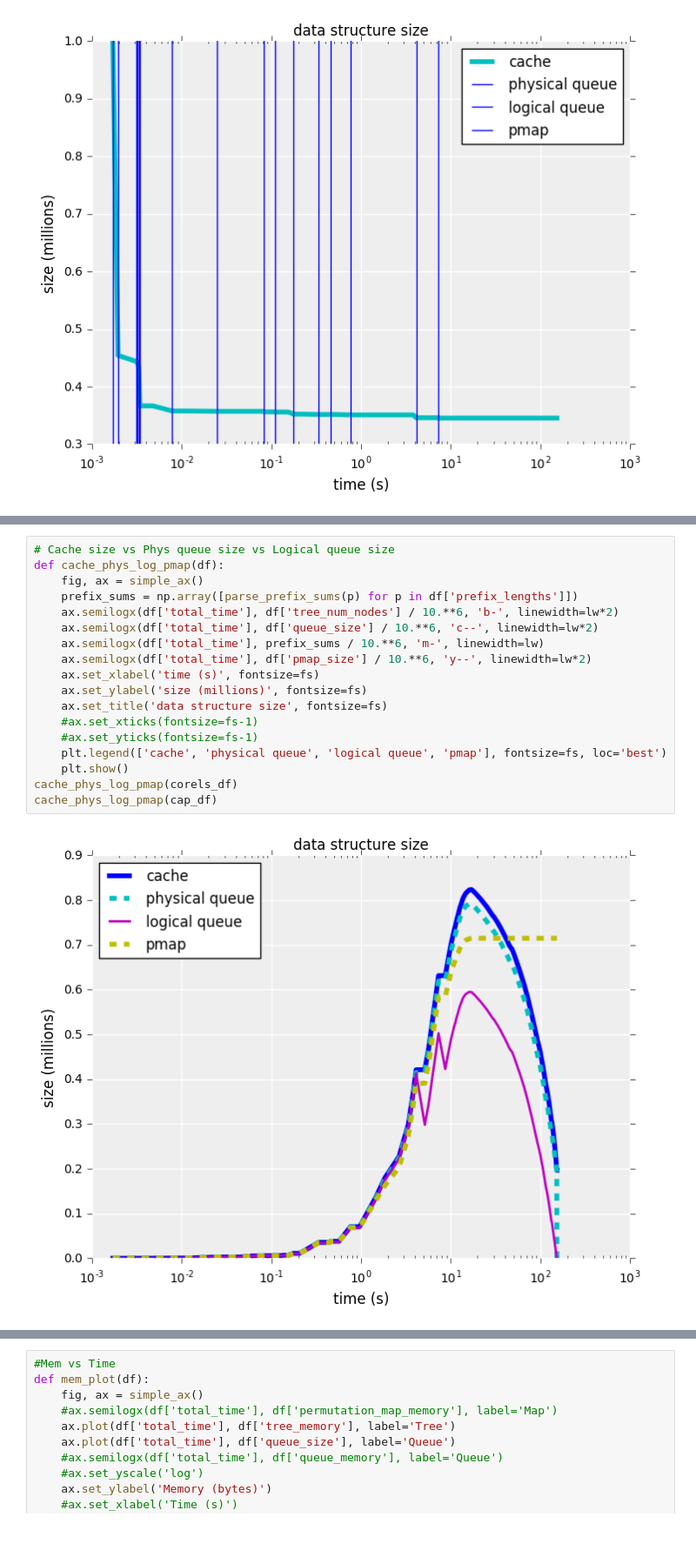
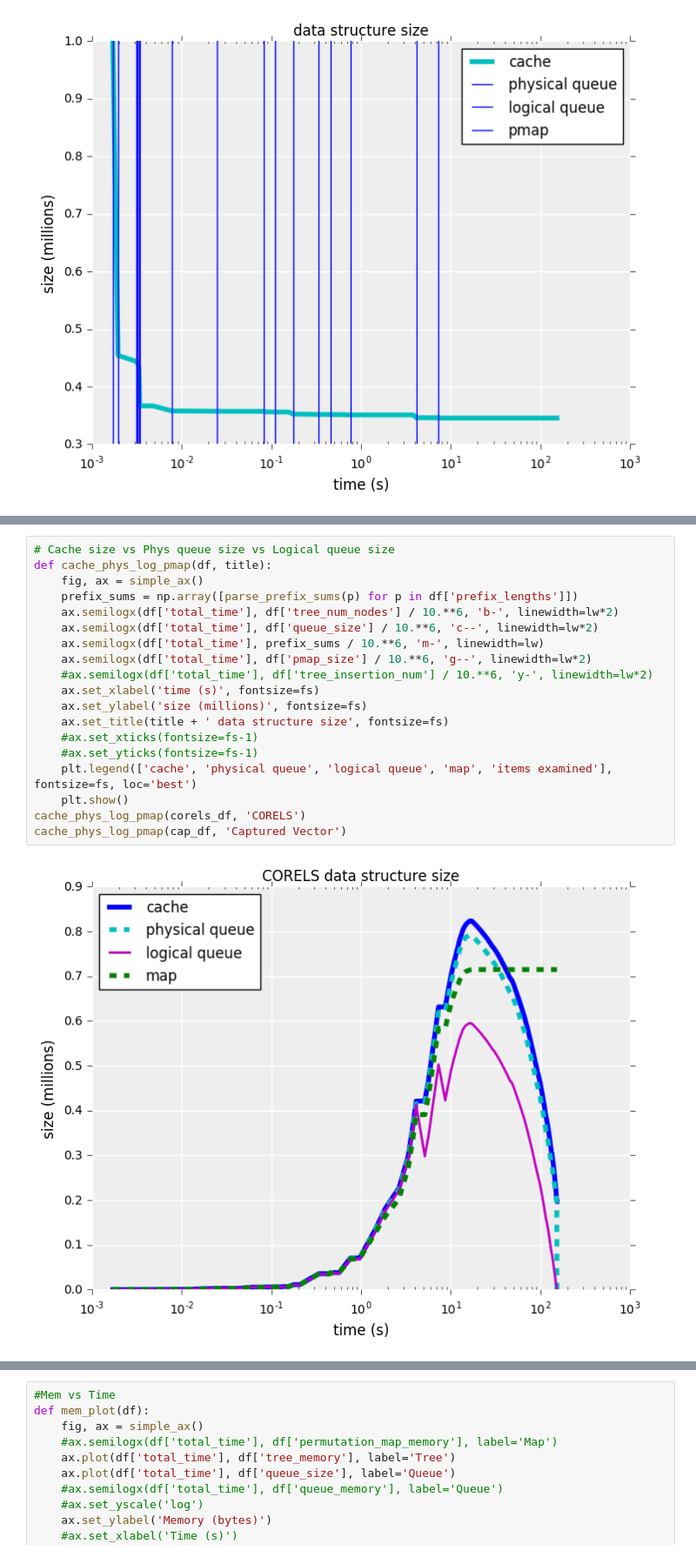
Before and after one commit to alexzheng587/corels, a Jupyter notebook: notebooks/Logs.ipynb, the cells around one changed output, grey strips where cells are left out. Shown at 87% size. Saved outputs shown, nothing was run; the diff lists cells and outputs as text.

```diff
--- a/notebooks/Logs.ipynb
+++ b/notebooks/Logs.ipynb
@@ -141,20 +157,21 @@ cache_phys_log_pmap(corels_df)
 # %%
 # Cache size vs Phys queue size vs Logical queue size
-def cache_phys_log_pmap(df):
+def cache_phys_log_pmap(df, title):
     fig, ax = simple_ax()
     prefix_sums = np.array([parse_prefix_sums(p) for p in df['prefix_lengths']])
     ax.semilogx(df['total_time'], df['tree_num_nodes'] / 10.**6, 'b-', linewidth=lw*2)
     ax.semilogx(df['total_time'], df['queue_size'] / 10.**6, 'c--', linewidth=lw*2)
     ax.semilogx(df['total_time'], prefix_sums / 10.**6, 'm-', linewidth=lw)
-    ax.semilogx(df['total_time'], df['pmap_size'] / 10.**6, 'y--', linewidth=lw*2)
+    ax.semilogx(df['total_time'], df['pmap_size'] / 10.**6, 'g--', linewidth=lw*2)
+    #ax.semilogx(df['total_time'], df['tree_insertion_num'] / 10.**6, 'y-', linewidth=lw*2)
     ax.set_xlabel('time (s)', fontsize=fs)
     ax.set_ylabel('size (millions)', fontsize=fs)
-    ax.set_title('data structure size', fontsize=fs)
+    ax.set_title(title + ' data structure size', fontsize=fs)
     #ax.set_xticks(fontsize=fs-1)
     #ax.set_yticks(fontsize=fs-1)
-    plt.legend(['cache', 'physical queue', 'logical queue', 'pmap'], fontsize=fs, loc='best')
+    plt.legend(['cache', 'physical queue', 'logical queue', 'map', 'items examined'], fontsize=fs, loc='best')
     plt.show()
-cache_phys_log_pmap(corels_df)
-cache_phys_log_pmap(cap_df)
+cache_phys_log_pmap(corels_df, 'CORELS')
+cache_phys_log_pmap(cap_df, 'Captured Vector')
 # %% [output]
-[figure, old version]
+[figure, new version]
```
Also changed, not shown: parts of 9 cells of this notebook.
